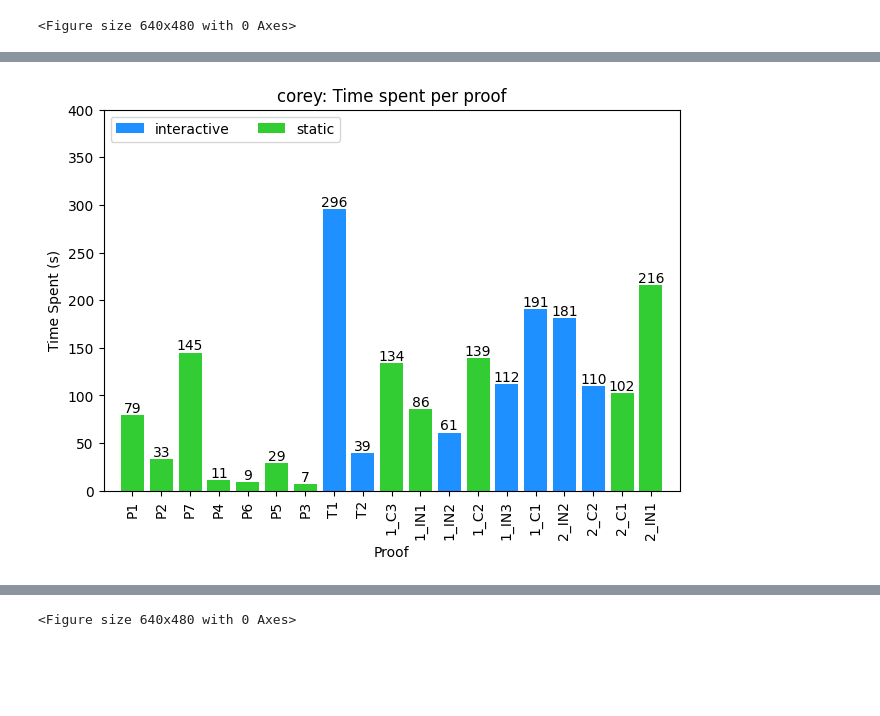
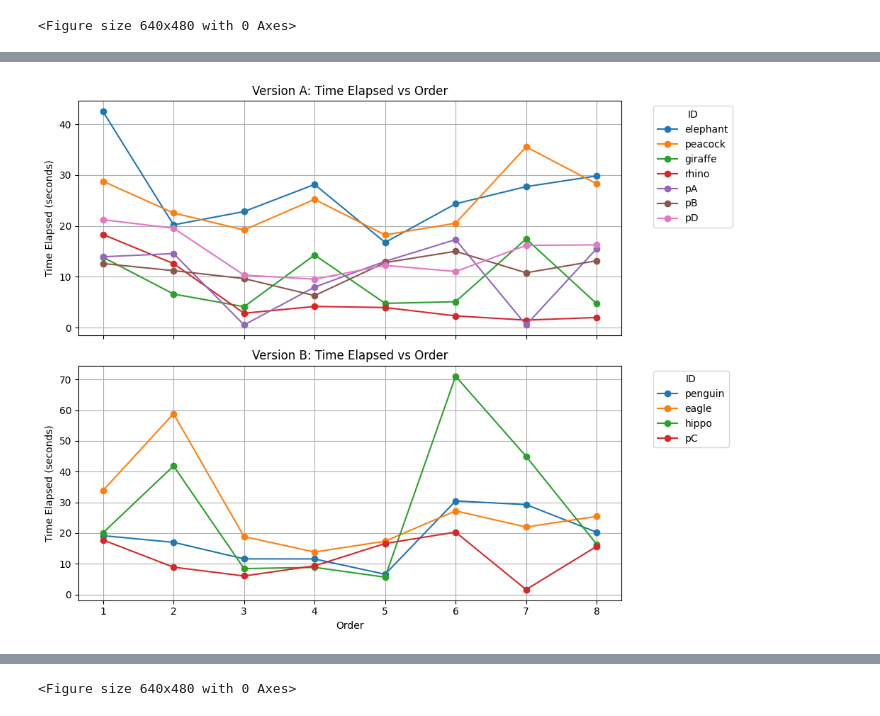
Before and after one commit to hsharriman/ender-scripts, a Jupyter notebook: plotting.ipynb, the cells around one changed output, grey strips where cells are left out. Cells and saved outputs as stored; diff of their text form; code cells hidden in the pictures; blank space fills up the shorter version.

Commit message:
added data thru 12/18

```diff
--- a/plotting.ipynb
+++ b/plotting.ipynb
@@ -3,9 +3,7 @@ import pandas as pd
 import numpy as np
 import matplotlib.pyplot as plt
 import pprint
-# %%
-participant = "corey"
 # %%
-df = pd.read_csv(f"out/{participant}.csv")
+df = pd.read_csv(f"out/study/scores_df.csv")
 df.head(60)
 # %% [output]
@@ -131,3 +58,6 @@ plt.show()
 plt.savefig(f'out/{participant}-correctness.png')
 # %% [output]
 <Figure size 640x480 with 0 Axes>
+# %%
+df = pd.read_csv(f"out/study/per_question.csv")
+df.head(40)
@@ -134,31 +91,52 @@ plt.savefig(f'out/{participant}-correctness.png')
 # %%
-# for a participant, split by condition and by proof and question and vs correctness
-proofs = list(df['pageName'].unique())
-non_proofs = ["Background Questions", "Interactive SUS", "Static SUS"]
-[proofs.remove(e) for e in non_proofs]
+steps = {
+    "T1_S1_C1": 7,
+    "T1_S1_C2": 9,
+    "T1_S1_IN1": 5,
+    "T1_S1_IN2": 5,
+    "T1_S1_IN3": 6,
+    "T1_S2_C2": 10,
+    "T1_S2_IN1": 9,
+    "T1_S2_IN2": 8,
+}
 
-width = 0.5  # the width of the bars
-fig, ax = plt.subplots(layout='constrained')
-x, y1, y2 = [], [], []
-for proof, obj in per_proof.items():
-    if proof in set(non_proofs):
-        continue
-    x.append(proof)
-    y1.append(obj["d"] if obj["c"] == "interactive" else 0)
-    y2.append(obj["d"] if not obj["c"] == "interactive" else 0)
-    plt.text(proof, obj["d"] + 3, obj["d"], horizontalalignment='center')
-ax.bar(x, y1, label="interactive", color="dodgerblue")
-ax.bar(x, y2, bottom=y1c, label="static", color="limegreen")
+# Create a figure with two subplots
+fig, (ax1, ax2) = plt.subplots(2, 1, figsize=(10, 8), sharex=True)
 
-# Add some text for labels, title and custom x-axis tick labels, etc.
-ax.set_ylabel('Time Spent (s)')
-ax.set_xlabel('Proof')
-ax.set_title(f'{participant}: Time spent per proof')
-ax.legend(loc='upper left', ncols=3)
-ax.set_ylim(0, 400)
-plt.xticks(rotation=90)
-ax.set_xlim(-1, len(proofs))
+# Filter data for version A and version B
+questions_to_include = ['qID-0']
+df = df[df['question'].isin(questions_to_include)]
 
+df_A = df[df['version'] == 'A']
+df_B = df[df['version'] == 'B']
+
+time_per_step = lambda df: df['time_elapsed'] / steps[df['proof'].values[0]]
+
+# Plot for version A (Top subplot)
+for participant in df_A['id'].unique():
+    participant_data = df_A[df_A['id'] == participant]
+    ax1.plot(participant_data['order'], time_per_step(participant_data), label=participant, marker='o')
+
+ax1.set_title('Version A: Time Elapsed vs Order')
+ax1.set_ylabel('Time Elapsed (seconds)')
+ax1.legend(title='ID', bbox_to_anchor=(1.05, 1), loc='upper left')
+ax1.grid(True)
+
+# Plot for version B (Bottom subplot)
+for participant in df_B['id'].unique():
+    participant_data = df_B[df_B['id'] == participant]
+    ax2.plot(participant_data['order'], time_per_step(participant_data), label=participant, marker='o')
+
+ax2.set_title('Version B: Time Elapsed vs Order')
+ax2.set_xlabel('Order')
+ax2.set_ylabel('Time Elapsed (seconds)')
+ax2.legend(title='ID', bbox_to_anchor=(1.05, 1), loc='upper left')
+ax2.grid(True)
+
+# Adjust layout
+plt.tight_layout()
+
+# Show the plot
 plt.show()
 # %% [output]
-[figure, old version]
+[figure, new version]
```
Also changed, not shown: parts of 7 cells of this notebook, 11 other files.
